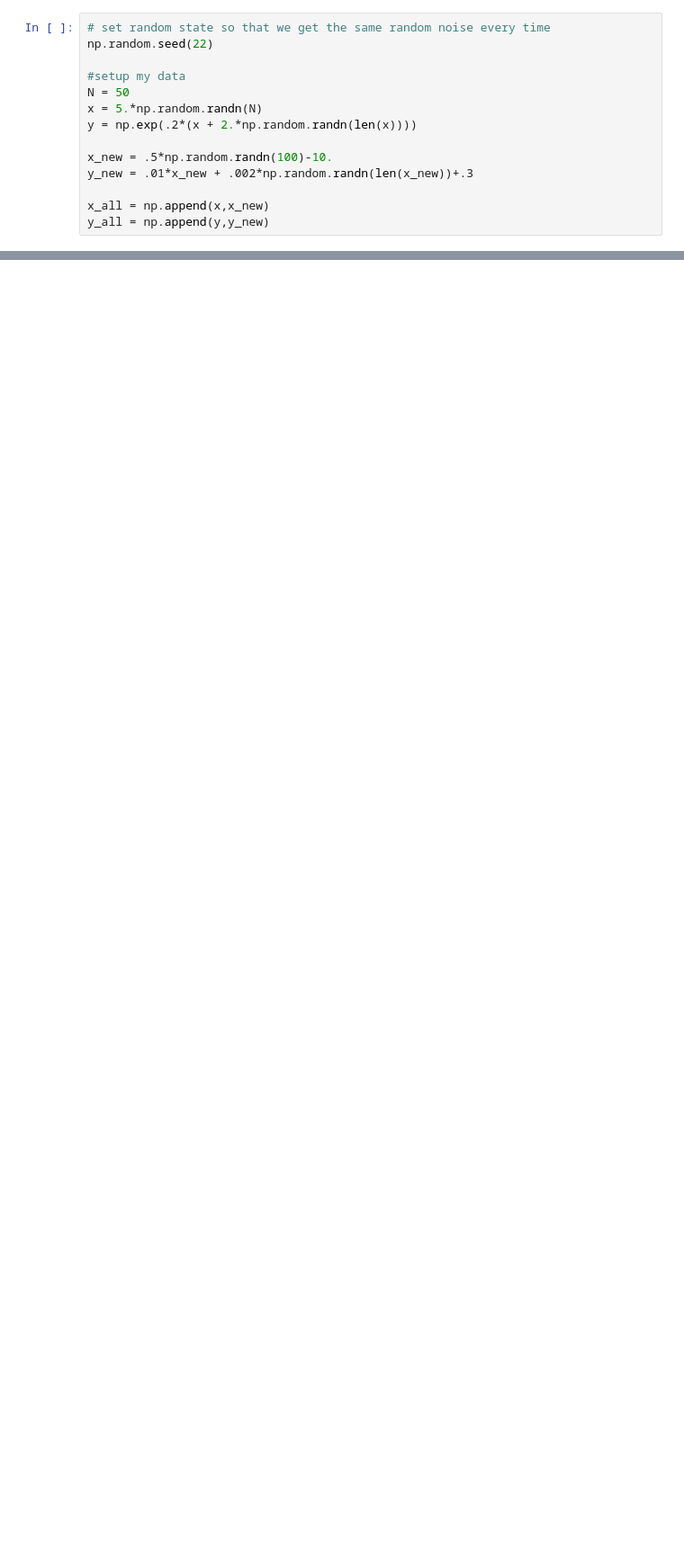
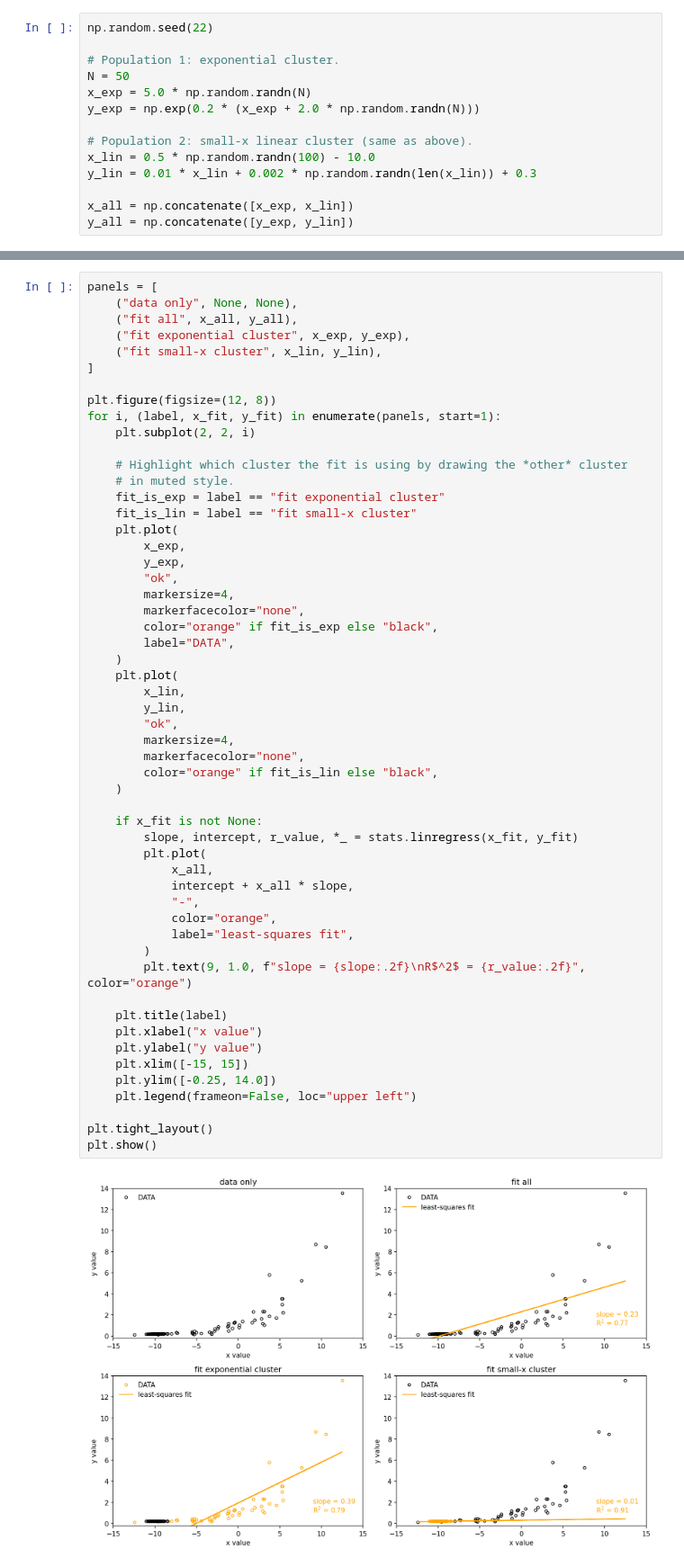
Before and after one commit to eabarnes1010/course_objective_analysis, a Jupyter notebook: code/least_squares_intuition.ipynb, the cells around one changed output, grey strips where cells are left out. Shown at 90% size. Saved outputs shown, nothing was run; the diff lists cells and outputs as text; blank space fills up the shorter version.

```diff
--- a/code/least_squares_intuition.ipynb
+++ b/code/least_squares_intuition.ipynb
@@ -56,14 +65,14 @@ Now let's make slightly more complicated data. Specifically, the same data as ab
 # %%
-# set random state so that we get the same random noise every time
 np.random.seed(22)
 
-#setup my data
+# Population 1: exponential cluster.
 N = 50
-x = 5.*np.random.randn(N)
-y = np.exp(.2*(x + 2.*np.random.randn(len(x))))
+x_exp = 5.0 * np.random.randn(N)
+y_exp = np.exp(0.2 * (x_exp + 2.0 * np.random.randn(N)))
 
-x_new = .5*np.random.randn(100)-10.
-y_new = .01*x_new + .002*np.random.randn(len(x_new))+.3
+# Population 2: small-x linear cluster (same as above).
+x_lin = 0.5 * np.random.randn(100) - 10.0
+y_lin = 0.01 * x_lin + 0.002 * np.random.randn(len(x_lin)) + 0.3
 
-x_all = np.append(x,x_new)
-y_all = np.append(y,y_new)
+x_all = np.concatenate([x_exp, x_lin])
+y_all = np.concatenate([y_exp, y_lin])
@@ -111,0 +81,56 @@ plt.show()
+# %%
+panels = [
+    ("data only", None, None),
+    ("fit all", x_all, y_all),
+    ("fit exponential cluster", x_exp, y_exp),
+    ("fit small-x cluster", x_lin, y_lin),
+]
+
+plt.figure(figsize=(12, 8))
+for i, (label, x_fit, y_fit) in enumerate(panels, start=1):
+    plt.subplot(2, 2, i)
+
+    # Highlight which cluster the fit is using by drawing the *other* cluster
+    # in muted style.
+    fit_is_exp = label == "fit exponential cluster"
+    fit_is_lin = label == "fit small-x cluster"
+    plt.plot(
+        x_exp,
+        y_exp,
+        "ok",
+        markersize=4,
+        markerfacecolor="none",
+        color="orange" if fit_is_exp else "black",
+        label="DATA",
+    )
+    plt.plot(
+        x_lin,
+        y_lin,
+        "ok",
+        markersize=4,
+        markerfacecolor="none",
+        color="orange" if fit_is_lin else "black",
+    )
+
+    if x_fit is not None:
+        slope, intercept, r_value, *_ = stats.linregress(x_fit, y_fit)
+        plt.plot(
+            x_all,
+            intercept + x_all * slope,
+            "-",
+            color="orange",
+            label="least-squares fit",
+        )
+        plt.text(9, 1.0, f"slope = {slope:.2f}\nR$^2$ = {r_value:.2f}", color="orange")
+
+    plt.title(label)
+    plt.xlabel("x value")
+    plt.ylabel("y value")
+    plt.xlim([-15, 15])
+    plt.ylim([-0.25, 14.0])
+    plt.legend(frameon=False, loc="upper left")
+
+plt.tight_layout()
+plt.show()
+# %% [output]
+[figure, added]
```
Also changed, not shown: parts of 11 cells of this notebook.
